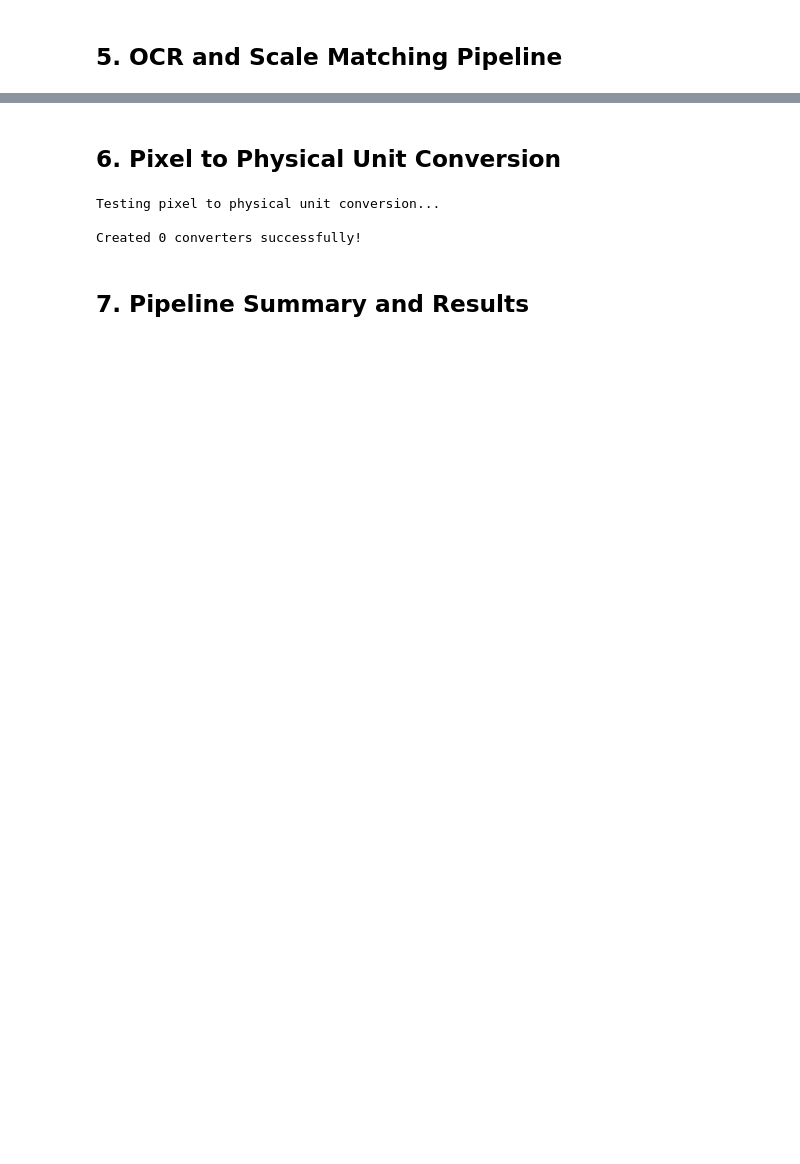
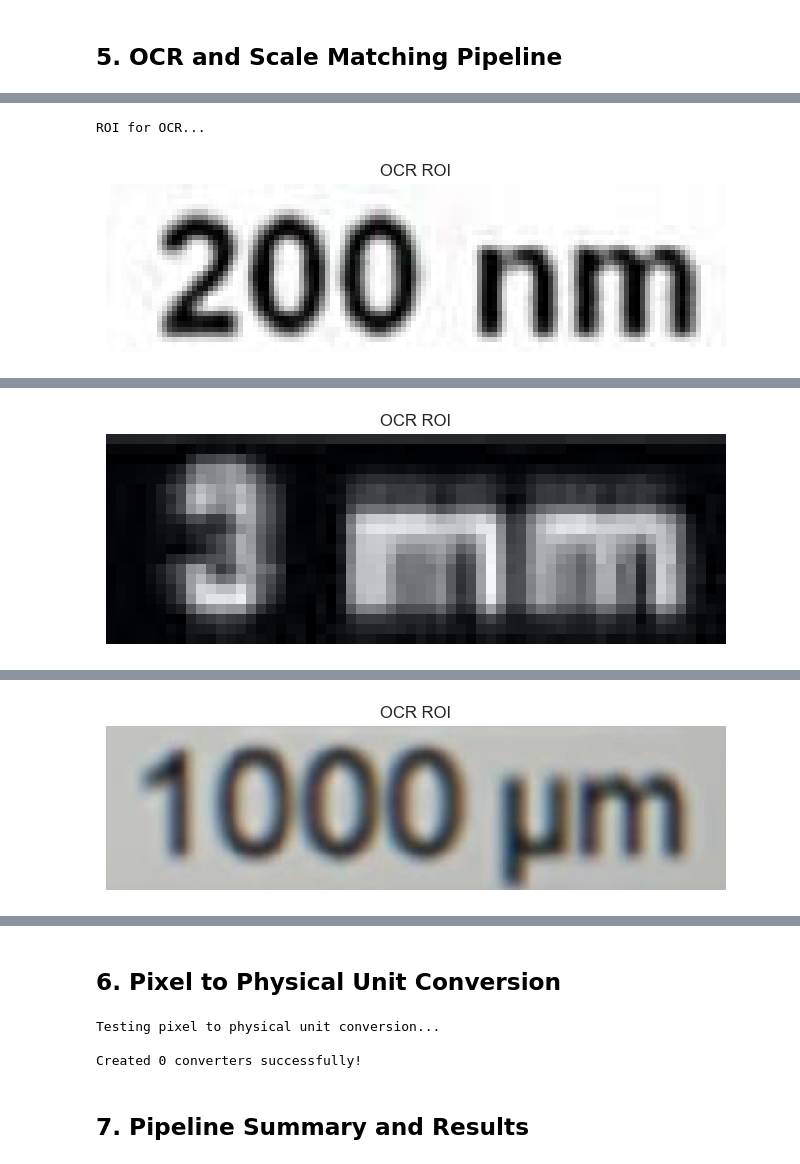
Before and after one commit to emmabhl/ScaleDetection, a Jupyter notebook: pipeline.ipynb, the cells around one changed output, grey strips where cells are left out. Drawn from its saved outputs; the diff is of its cells as text; code cells hidden in the pictures; blank space fills up the shorter version.

Commit message:
pipeline done and working. Need evaluation and integration with Bioscan-Browser

```diff
--- a/pipeline.ipynb
+++ b/pipeline.ipynb
@@ -303,0 +422,19 @@ Model files already exist. Using cached files. To redownload, please delete the
+# %%
+# Imports
+import os
+import sys
+import numpy as np
+import matplotlib.pyplot as plt
+import cv2
+# Add src directory to path
+sys.path.append('src')
+# Auto-reload modules
+%load_ext autoreload
+%autoreload 2
+
+# Set up plotting
+plt.style.use('seaborn-v0_8')
+
+from src.scaledetection import ScaleDetectionPipeline
+from ultralytics import YOLO
+output_dir = 'outputs'
@@ -303,0 +444,56 @@ Model files already exist. Using cached files. To redownload, please delete the
+# %%
+# Imports
+import os
+import sys
+import numpy as np
+import matplotlib.pyplot as plt
+import cv2
+# Add src directory to path
+sys.path.append('src')
+# Auto-reload modules
+%load_ext autoreload
+%autoreload 2
+
+# Set up plotting
+plt.style.use('seaborn-v0_8')
+
+from src.scaledetection import ScaleDetectionPipeline
+from ultralytics import YOLO
+output_dir = 'outputs'
+
+for i in [9, 78, 85, 9991]:
+    # Load image
+    image_path = f"data/images/val/{i}.jpg"
+    image = cv2.imread(image_path)
+    if image is None:
+        print(f"Error: Could not load image {image_path}")
+        continue
+    image = cv2.cvtColor(image, cv2.COLOR_BGR2RGB)
+
+    # Prepare output directory
+    image_name = os.path.splitext(os.path.basename(image_path))[0]
+    os.makedirs(output_dir, exist_ok=True)
+    plot_path = os.path.join(output_dir, f'{image_name}')
+
+    # Initialize pipeline
+    pipeline = ScaleDetectionPipeline(
+        max_distance_ratio=1.5,
+        ocr_version='PP-OCRv5',
+        debug_dir=output_dir
+    )
+
+    # Use YOLO model for detection
+    model = YOLO('models/train/weights/best.pt')
+    # yolo_results = model.predict(source=image, imgsz=(image.shape[1], image.shape[0]), conf=0.4, device='mps', half=True, save_conf=True)
+    yolo_results = model.predict(image, conf=0.4, verbose=False)[0]
+
+    # Extract bounding boxes, scores, and classes from YOLO results
+    boxes = yolo_results.boxes.xyxy.cpu().numpy()  # Bounding boxes in xyxy format
+    classes = yolo_results.boxes.cls.cpu().numpy()  # Class IDs
+    scores = yolo_results.boxes.conf.cpu().numpy()  # Confidence scores
+
+    # Separate bar and label detections
+    bar_box, label_box = pipeline.match_text_to_bars(boxes, classes, scores)
+    label_box = pipeline.prepare_bbox(image, label_box, padding_percent=0.05)
+    label_detection = pipeline.ocr_processor.extract_text_labels(image, label_box, plot_path=plot_path)
+# %% [output]
@@ -303,0 +504,2 @@ Model files already exist. Using cached files. To redownload, please delete the
+ROI for OCR...
+[figure, added]
@@ -303,0 +517 @@ Model files already exist. Using cached files. To redownload, please delete the
+[figure, added]
@@ -303,0 +531 @@ Model files already exist. Using cached files. To redownload, please delete the
+[figure, added]
```
Also changed, not shown: parts of 15 cells of this notebook, 8 other files.
